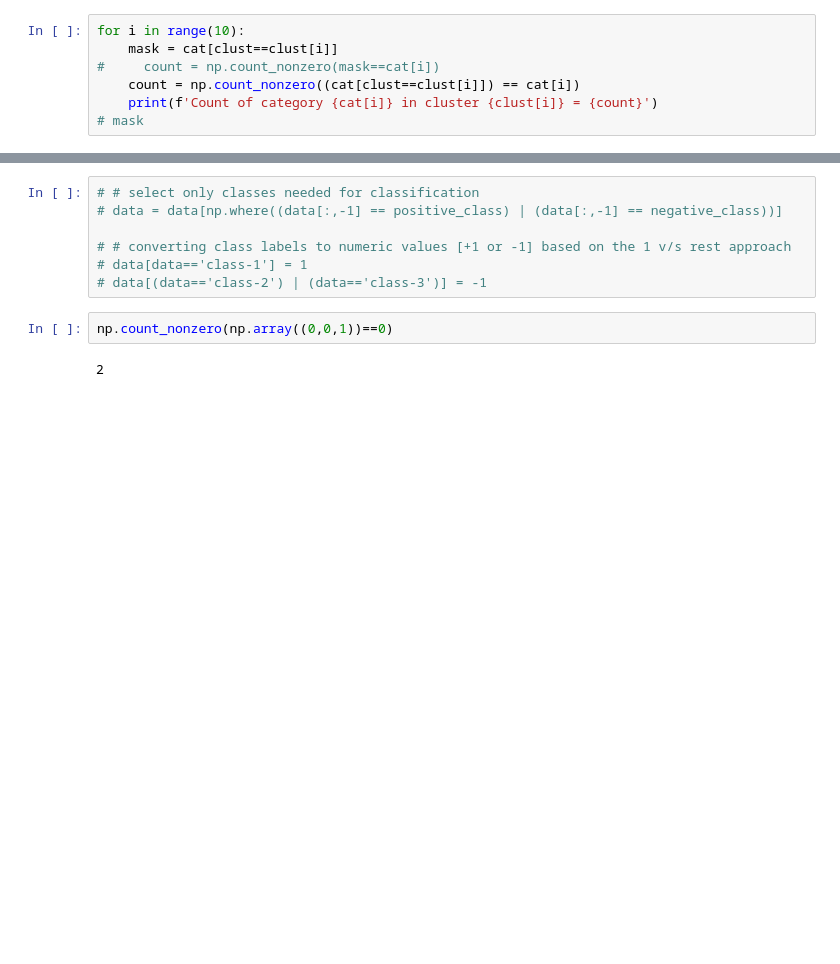
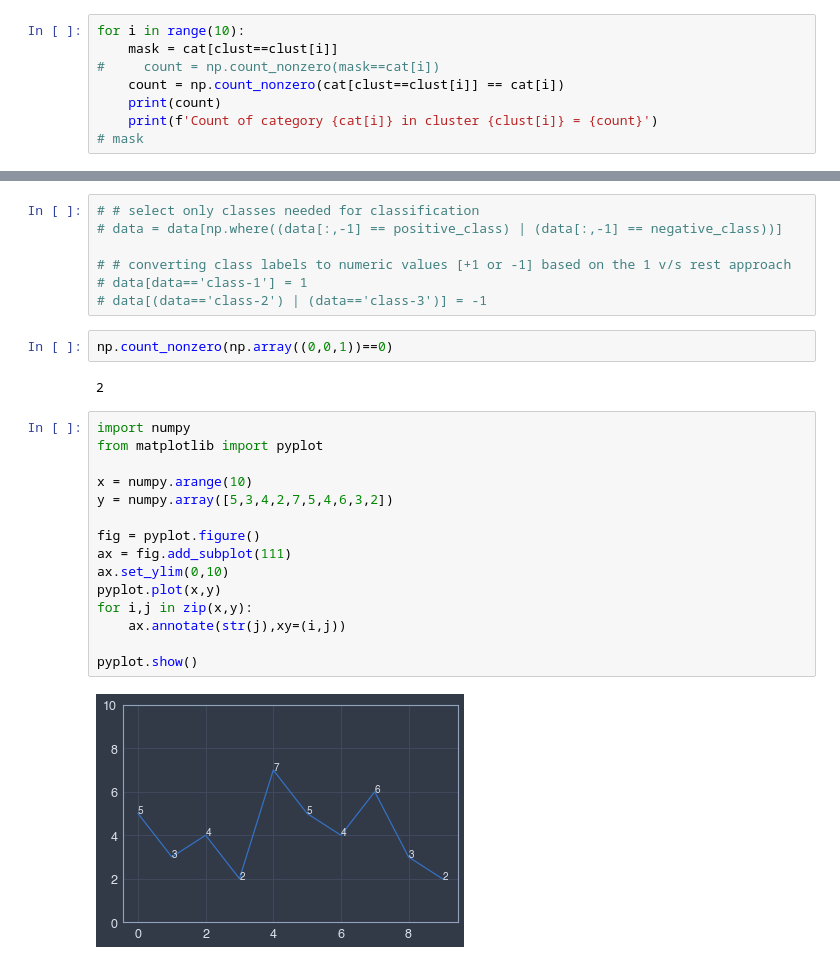
Before and after one commit to sreejithvn/K-means_and_K-medians, a Jupyter notebook: k_means_clustering.ipynb, the cells around one changed output, grey strips where cells are left out. Cells and saved outputs as stored; diff of their text form; blank space fills up the shorter version.

```diff
--- a/k_means_clustering.ipynb
+++ b/k_means_clustering.ipynb
@@ -312,7 +370,8 @@ print(clust)
 for i in range(10):
     mask = cat[clust==clust[i]]
 #     count = np.count_nonzero(mask==cat[i])
-    count = np.count_nonzero((cat[clust==clust[i]]) == cat[i])
+    count = np.count_nonzero(cat[clust==clust[i]] == cat[i])
+    print(count)
     print(f'Count of category {cat[i]} in cluster {clust[i]} = {count}')
 # mask
 # %% [output]
@@ -345,3 +414,20 @@ array([3, 3, 3, 3, 5, 5, 5, 5, 5])
 np.count_nonzero(np.array((0,0,1))==0)
 # %% [output]
 2
+# %%
+import numpy
+from matplotlib import pyplot
+
+x = numpy.arange(10)
+y = numpy.array([5,3,4,2,7,5,4,6,3,2])
+
+fig = pyplot.figure()
+ax = fig.add_subplot(111)
+ax.set_ylim(0,10)
+pyplot.plot(x,y)
+for i,j in zip(x,y):
+    ax.annotate(str(j),xy=(i,j))
+
+pyplot.show()
+# %% [output]
+[figure, added]
```
Also changed, not shown: parts of 12 cells of this notebook.
